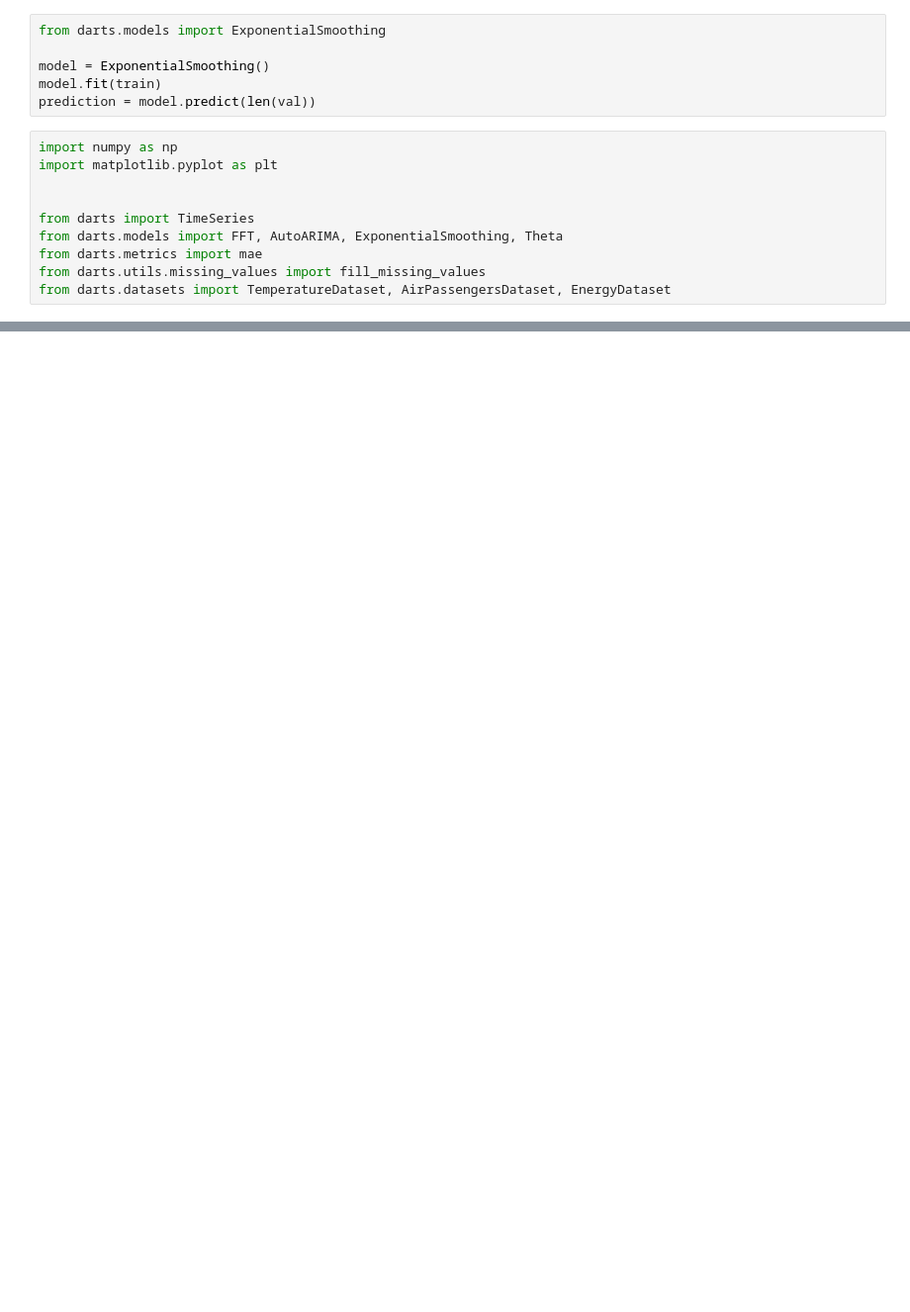
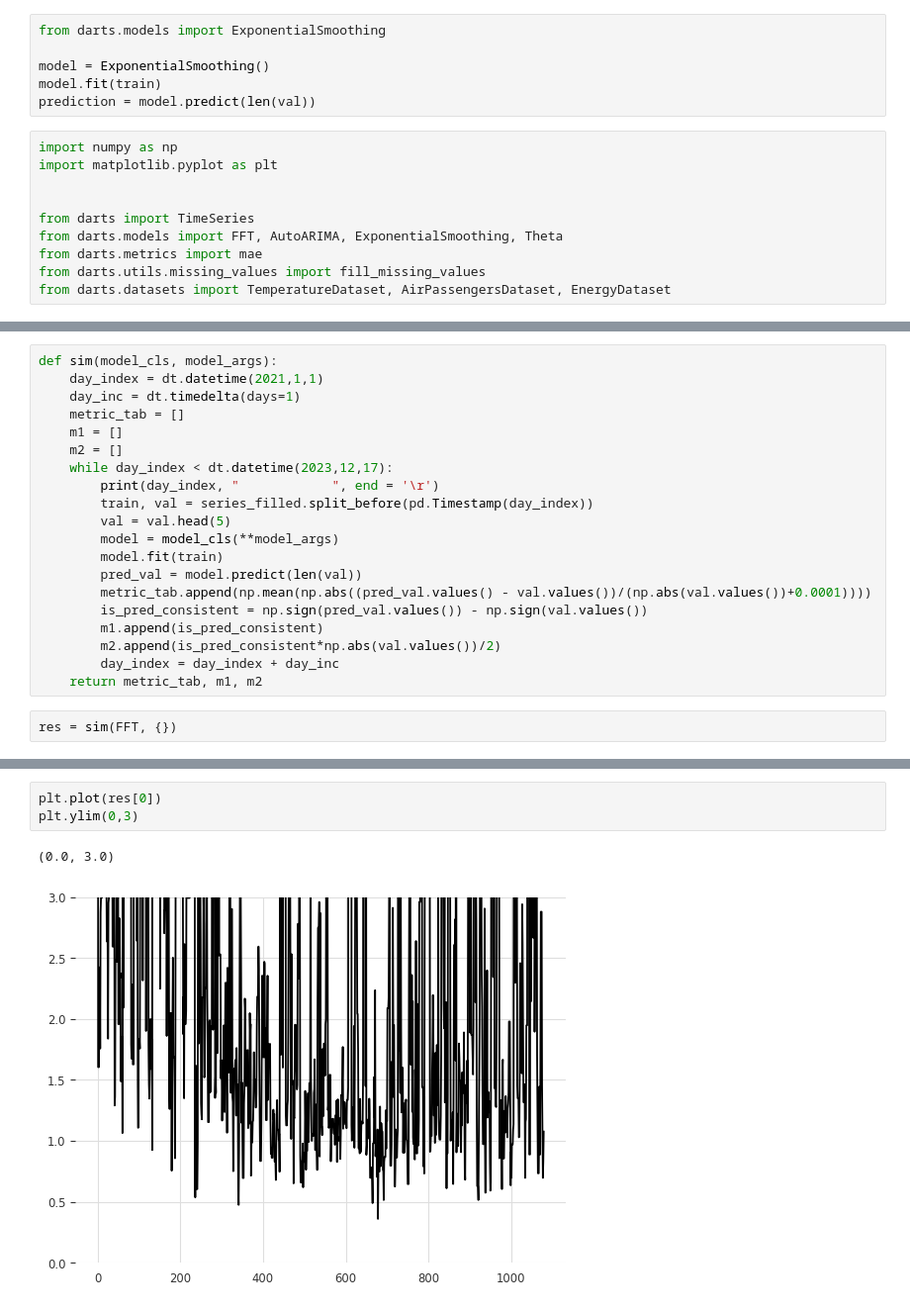
Before and after one commit to prz-ziaja/finance, a Jupyter notebook: notebooks/dataloader.ipynb, the cells around one changed output, grey strips where cells are left out. Shown at 99% size. Saved outputs shown, nothing was run; the diff lists cells and outputs as text; blank space fills up the shorter version.

```diff
--- a/notebooks/dataloader.ipynb
+++ b/notebooks/dataloader.ipynb
@@ -70,0 +126,22 @@ val.plot()
+# %%
+def sim(model_cls, model_args):
+    day_index = dt.datetime(2021,1,1)
+    day_inc = dt.timedelta(days=1)
+    metric_tab = []
+    m1 = []
+    m2 = []
+    while day_index < dt.datetime(2023,12,17):
+        print(day_index, "            ", end = '\r')
+        train, val = series_filled.split_before(pd.Timestamp(day_index))
+        val = val.head(5)
+        model = model_cls(**model_args)
+        model.fit(train)
+        pred_val = model.predict(len(val))
+        metric_tab.append(np.mean(np.abs((pred_val.values() - val.values())/(np.abs(val.values())+0.0001))))
+        is_pred_consistent = np.sign(pred_val.values()) - np.sign(val.values())
+        m1.append(is_pred_consistent)
+        m2.append(is_pred_consistent*np.abs(val.values())/2)
+        day_index = day_index + day_inc
+    return metric_tab, m1, m2
+# %%
+res = sim(FFT, {})
@@ -70,0 +150,6 @@ val.plot()
+# %%
+plt.plot(res[0])
+plt.ylim(0,3)
+# %% [output]
+(0.0, 3.0)
+[figure, added]
```
Also changed, not shown: parts of 17 cells of this notebook.
